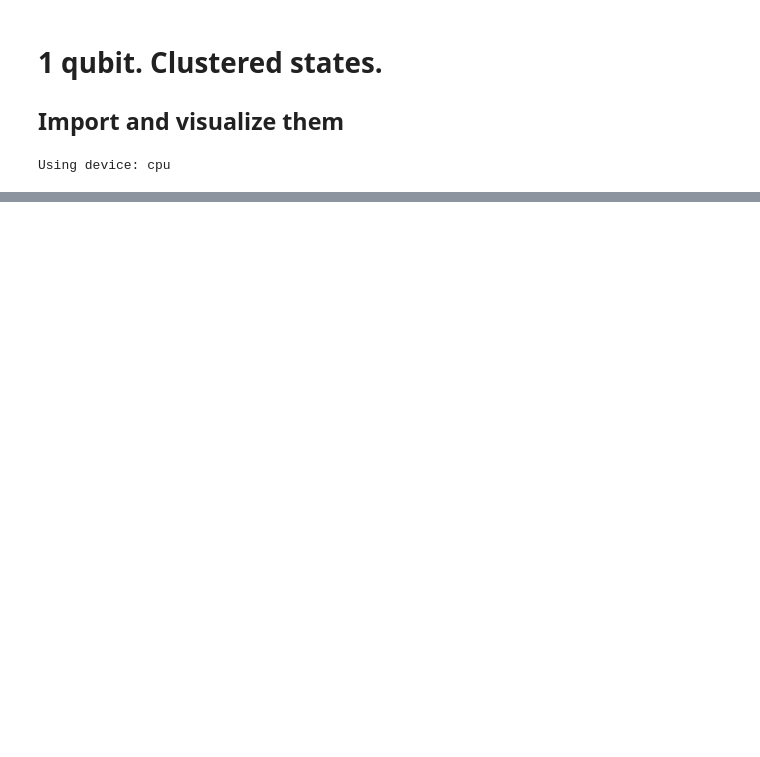
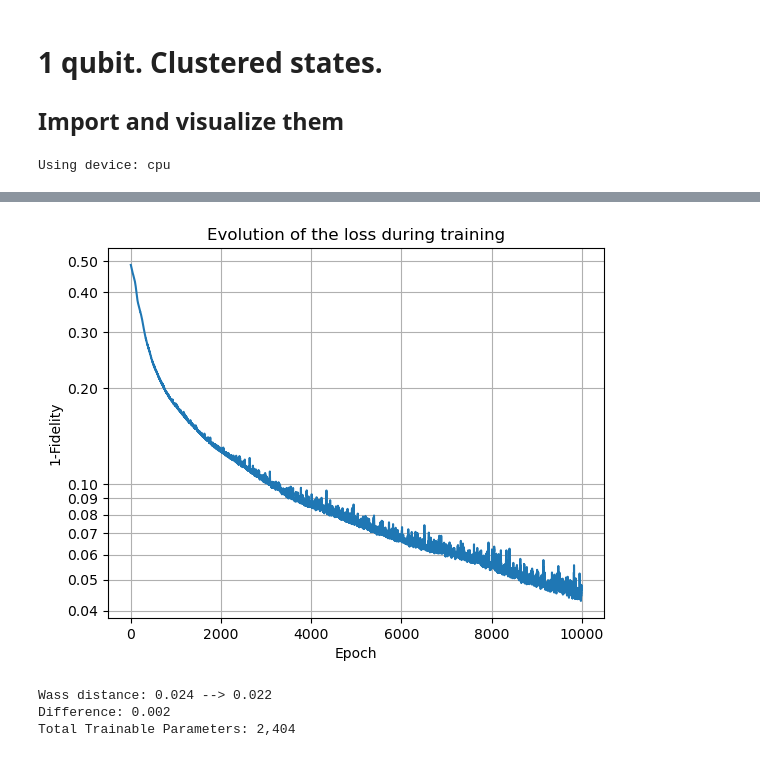
Before and after one commit to alapena/QuantGenMdl, a Jupyter notebook: train_simple_mlp.ipynb, the cells around one changed output, grey strips where cells are left out. Cells and saved outputs as stored; diff of their text form; code cells hidden in the pictures; blank space fills up the shorter version.

```diff
--- a/train_simple_mlp.ipynb
+++ b/train_simple_mlp.ipynb
@@ -72,0 +216,30 @@ TypeError: QDDPMDiffuser.__init__() missing 1 required positional argument: 'n_f
+# %%
+# Plot the evolution of the loss
+import matplotlib.ticker as ticker
+fig, ax = plt.subplots()
+ax.plot(loss_hist)
+ax.set_xlabel('Epoch')
+ax.set_ylabel('1-Fidelity')
+ax.set_yscale('log')
+ax.yaxis.set_major_locator(ticker.LogLocator(base=10.0, subs=range(1, 10)))
+ax.yaxis.set_major_formatter(ticker.FormatStrFormatter('%.2f'))
+ax.grid(True)
+ax.set_title('Evolution of the loss during training')
+plt.show()
+
+# Print the evolution of the wass distance
+from src.QDDPM_torch_angel import WassDistance
+x = eval(model, X)
+wass_true = WassDistance(X, y)
+wass_pred = WassDistance(X, x)
+print(f'Wass distance: {wass_true:.3f} --> {wass_pred:.3f}')
+print(f'Difference: {wass_true - wass_pred:.3f}')
+
+# Print some stats of the model
+n_params = sum(p.numel() for p in model.parameters())
+print(f'Total Trainable Parameters: {n_params:,}')
+# %% [output]
+[figure, added]
+Wass distance: 0.024 --> 0.022
+Difference: 0.002
+Total Trainable Parameters: 2,404
```
Also changed, not shown: parts of 24 cells of this notebook, 3 other files.
